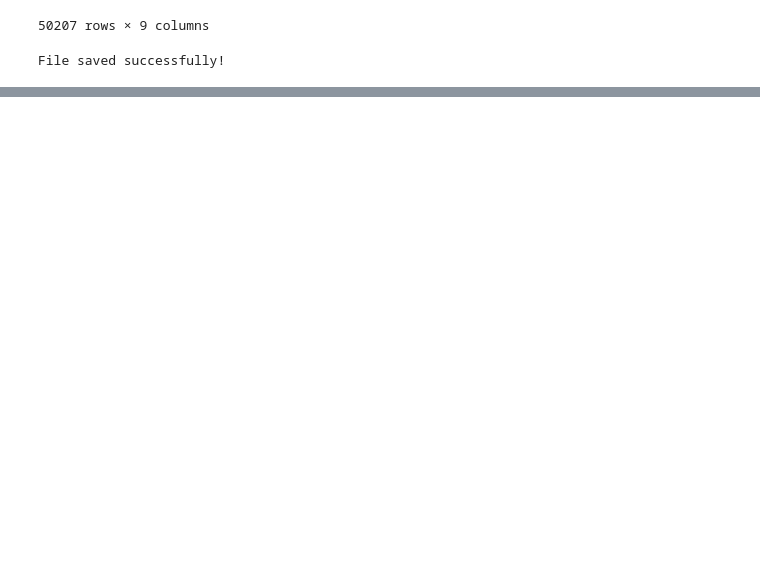
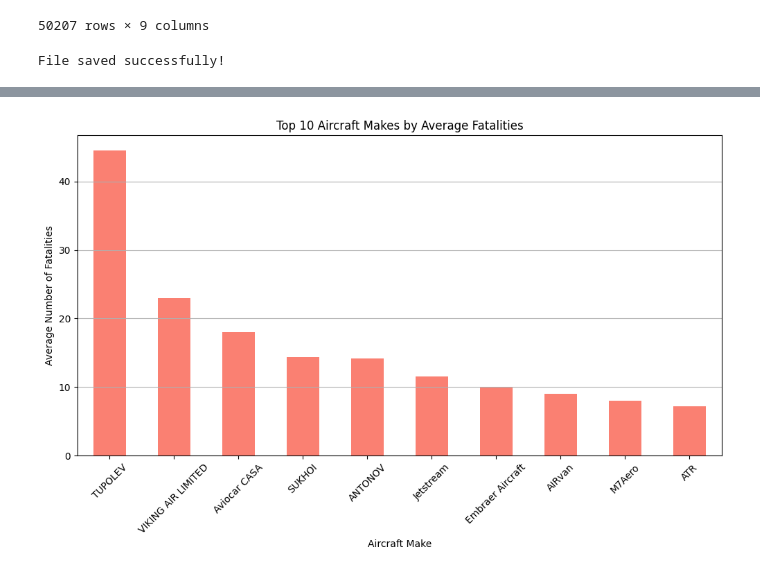
Before and after one commit to KabiraKabira7/aviation-risk-analysis, a Jupyter notebook: aviation_analysis.ipynb, the cells around one changed output, grey strips where cells are left out. Cells and saved outputs as stored; diff of their text form; code cells hidden in the pictures; blank space fills up the shorter version.

```diff
--- a/aviation_analysis.ipynb
+++ b/aviation_analysis.ipynb
@@ -480,0 +495,14 @@ File saved successfully!
+# %%
+# Average fatalities by Make
+fatalities = df.groupby('Make')['Total.Fatal.Injuries'].mean().sort_values(ascending=False)
+
+plt.figure(figsize=(12,6))
+fatalities.head(10).plot(kind='bar', color='salmon')
+plt.title('Top 10 Aircraft Makes by Average Fatalities')
+plt.ylabel('Average Number of Fatalities')
+plt.xlabel('Aircraft Make')
+plt.xticks(rotation=45)
+plt.grid(axis='y')
+plt.show()
+# %% [output]
+[figure, added]
```
Also changed, not shown: parts of 4 cells of this notebook.
